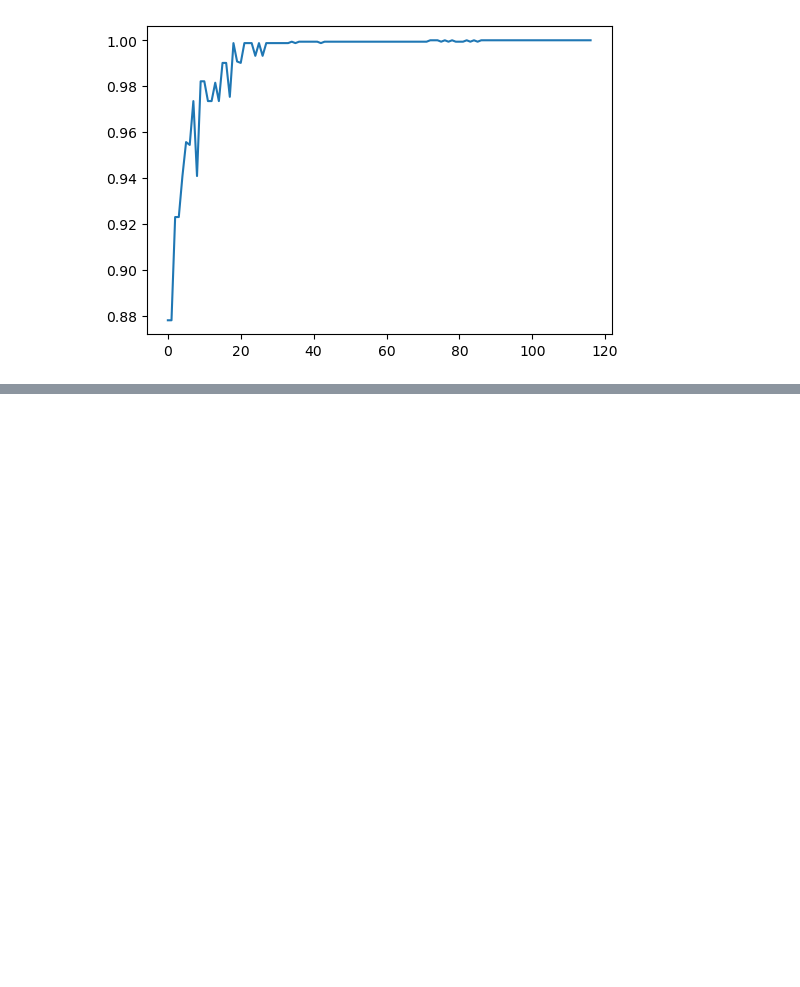
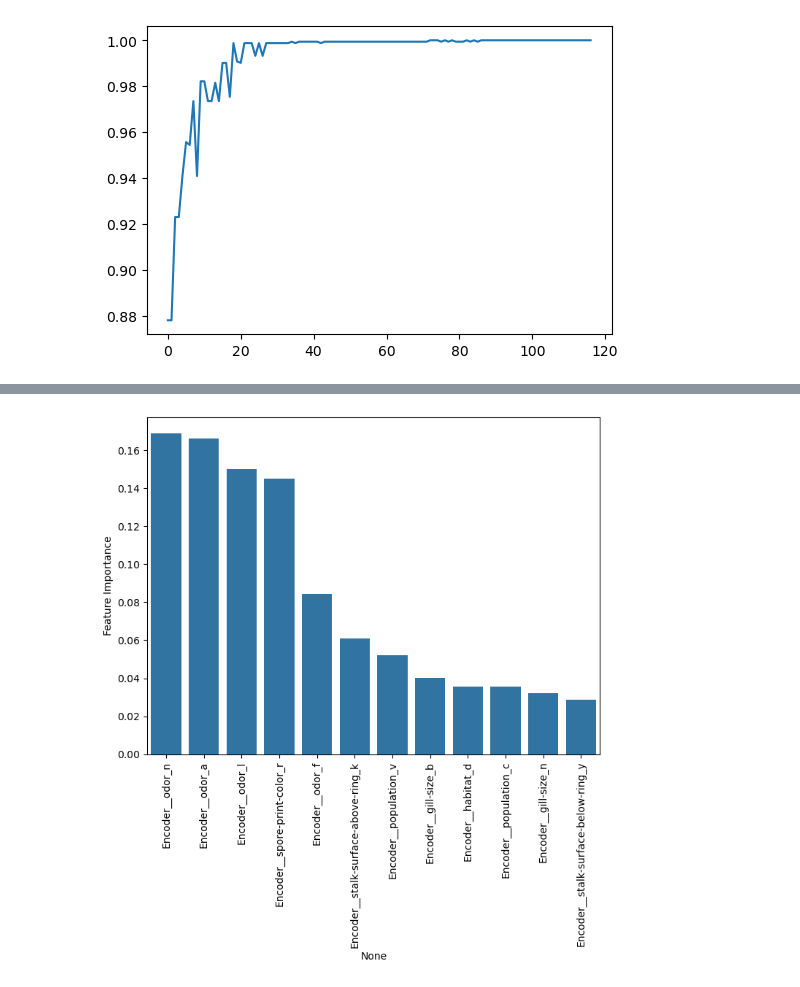
Before and after one commit to Shailya777/Learning-Logs, a Jupyter notebook: Machine_Learning/08_Bagging_and_Boosting/05_Practice_Project2(Mushrooms Data).ipynb, the cells around one changed output, grey strips where cells are left out. Saved outputs shown, nothing was run; the diff lists cells and outputs as text; code cells hidden in the pictures; blank space fills up the shorter version.

```diff
--- a/Machine_Learning/08_Bagging_and_Boosting/05_Practice_Project2(Mushrooms Data).ipynb
+++ b/Machine_Learning/08_Bagging_and_Boosting/05_Practice_Project2(Mushrooms Data).ipynb
@@ -341,0 +375,6 @@ plt.show()
+# %%
+# Checking feature importance :
+
+feature_imp = pd.DataFrame(index= preprocessor.get_feature_names_out(),
+            data= model2.named_steps['Model'].feature_importances_,
+            columns= ['Feature Importance']).sort_values(by= 'Feature Importance', ascending= False)
@@ -341,0 +397,12 @@ plt.show()
+# %%
+# Plotting Important Features:
+
+plt.figure(figsize=(8,6), dpi= 100)
+sns.barplot(data= feature_imp[feature_imp["Feature Importance"] > 0],
+           x= feature_imp[feature_imp["Feature Importance"] > 0].index,
+           y= feature_imp[feature_imp["Feature Importance"] > 0]["Feature Importance"])
+
+plt.xticks(rotation= 90)
+plt.show()
+# %% [output]
+[figure, added]
```
Also changed, not shown: parts of 5 cells of this notebook.
